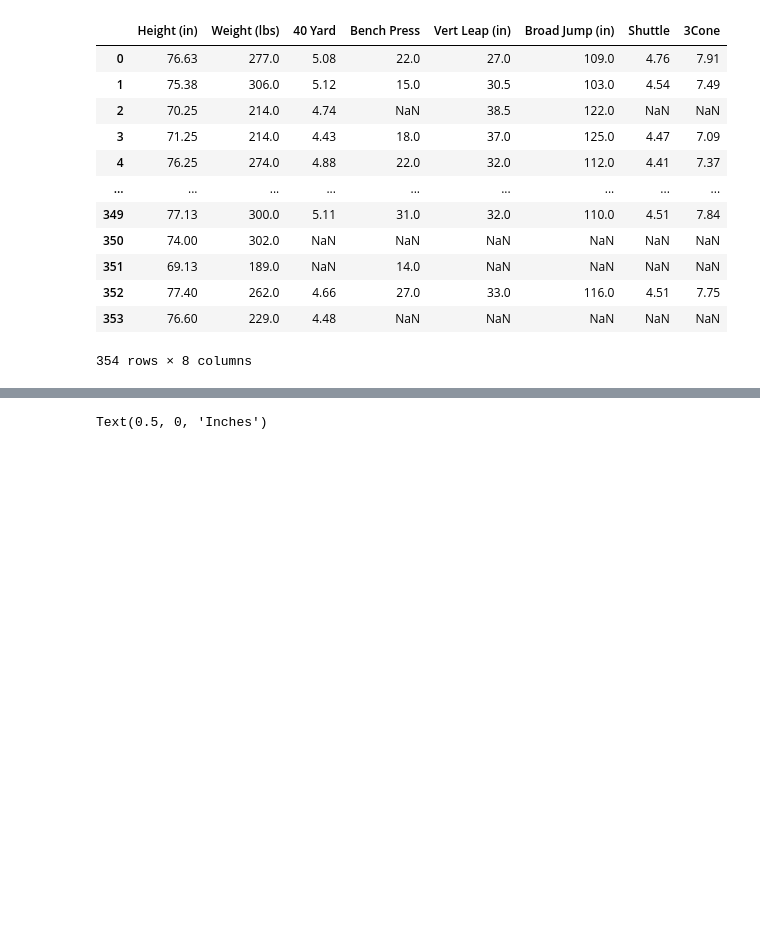
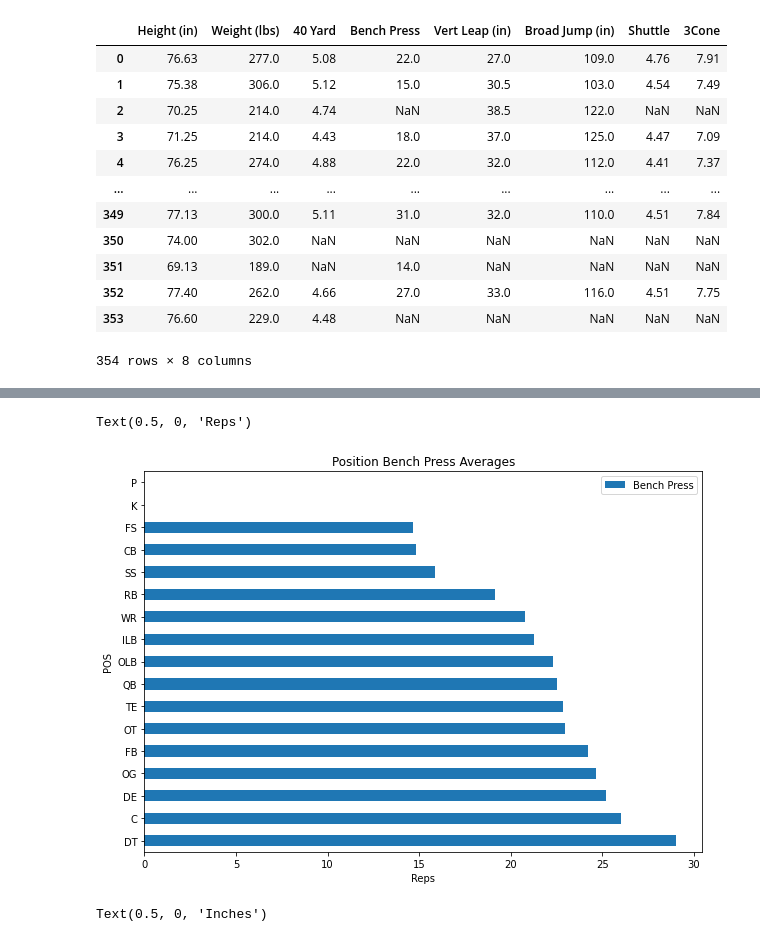
Before and after one commit to jkurt13/CapstoneTwo, a Jupyter notebook: Data Wrangling.ipynb, the cells around one changed output, grey strips where cells are left out. Saved outputs shown, nothing was run; the diff lists cells and outputs as text; code cells hidden in the pictures; blank space fills up the shorter version.

```diff
--- a/Data Wrangling.ipynb
+++ b/Data Wrangling.ipynb
@@ -282,3 +293,12 @@ Name: Shuttle, dtype: float64
+# %%
+(bench_press.reindex(index=bench_press.mean(axis=1)
+                          .sort_values(ascending=False)
+                          .index)
+                            .plot(kind='barh', figsize=(10, 7), title='Position Bench Press Averages'))
+plt.xlabel('Reps')
+# %% [output]
+Text(0.5, 0, 'Reps')
+[figure, added]
 # %%
 (combine_Data_Avgs.reindex(index=combine_Data_Avgs.mean(axis=1)
                           .sort_values(ascending=False)
```
Also changed, not shown: parts of 6 cells of this notebook.
